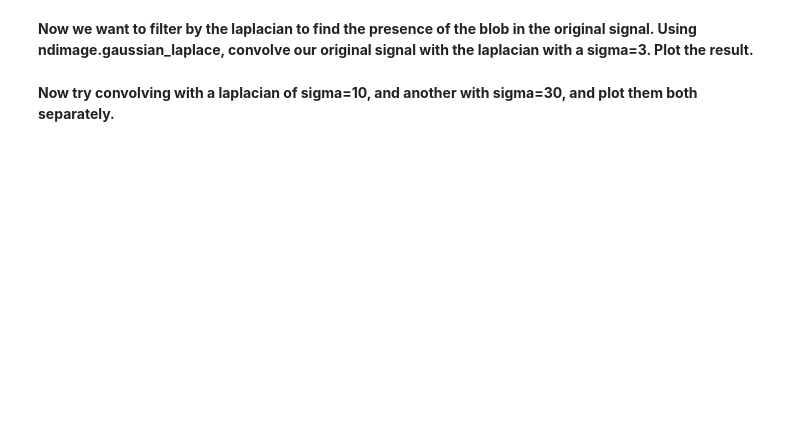
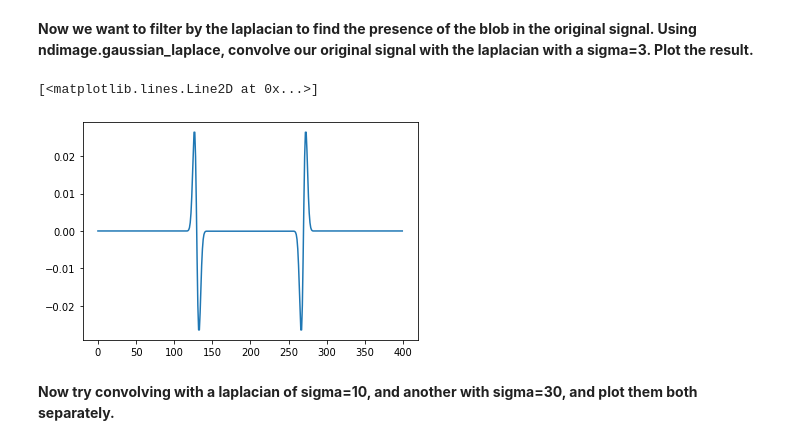
Before and after one commit to dlezcan1/computer-vision-fall-2020, a Jupyter notebook: week4/(Week_4)_Feature_Detection.ipynb, the cells around one changed output. Drawn from its saved outputs; the diff is of its cells as text; code cells hidden in the pictures; blank space fills up the shorter version.

```diff
--- a/week4/(Week_4)_Feature_Detection.ipynb
+++ b/week4/(Week_4)_Feature_Detection.ipynb
@@ -190,4 +200,11 @@ original_signal[130:270] = 1
 # %% [markdown]
 **Now we want to filter by the laplacian to find the presence of the blob in the original signal. Using ndimage.gaussian_laplace, convolve our original signal with the laplacian with a sigma=3. Plot the result.**
+# %%
+lap_3_signal = ndimage.gaussian_laplace(original_signal, 3)
+
+plt.plot(lap_3_signal)
+# %% [output]
+[<matplotlib.lines.Line2D at 0x...>]
+[figure, added]
 # %% [markdown]
 **Now try convolving with a laplacian of sigma=10, and another with sigma=30, and plot them both separately.**
```
Also changed, not shown: parts of 17 cells of this notebook.
